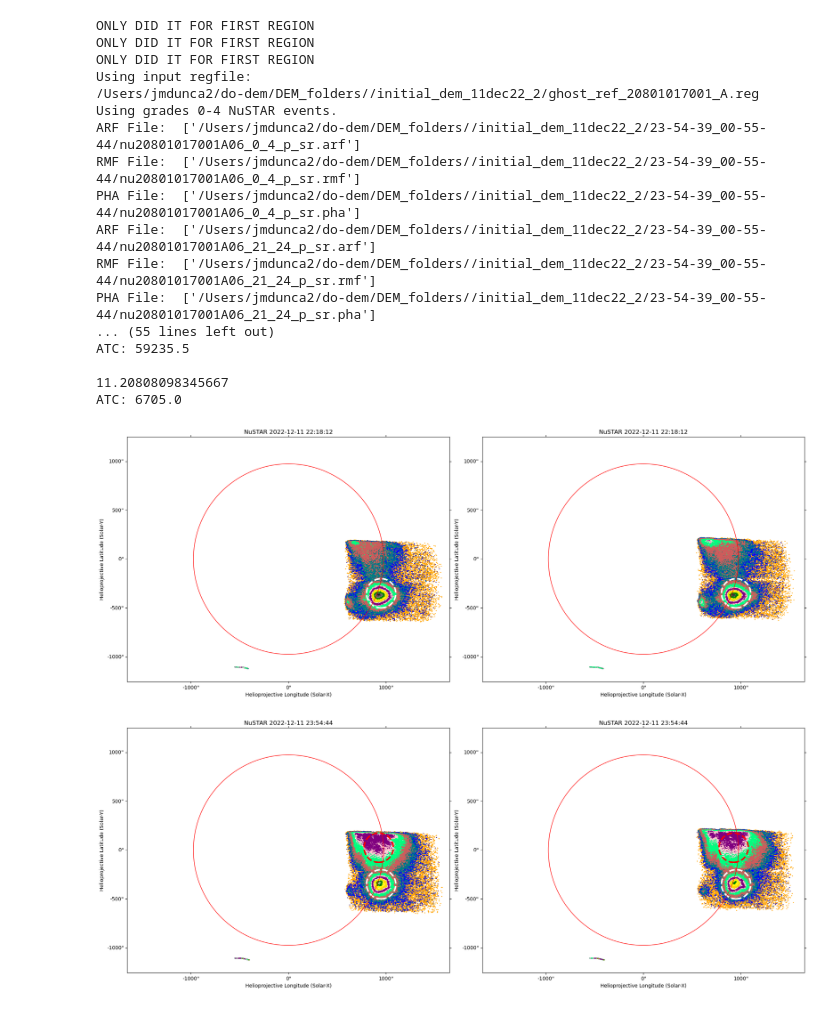
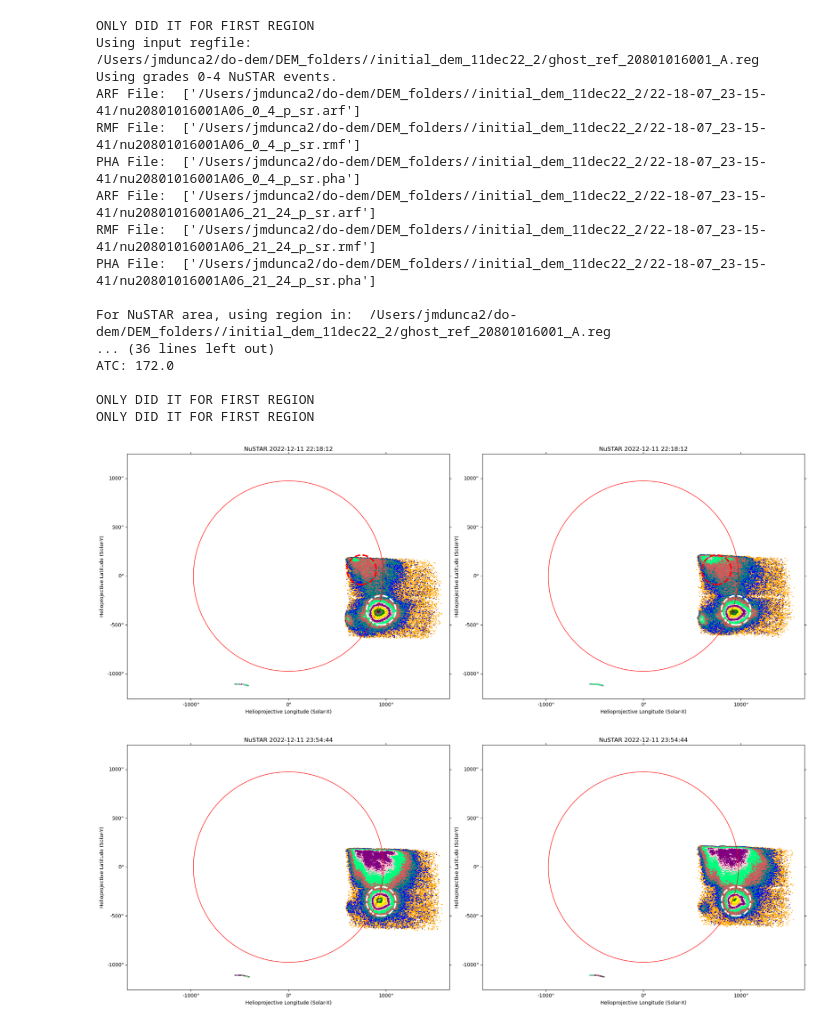
Before and after one commit to jessiemcd/do-dem, a Jupyter notebook: ghost_correct.ipynb, the cells around one changed output. Cells and saved outputs as stored; diff of their text form; code cells hidden in the pictures.

Commit message:
ghost updates

```diff
--- a/ghost_correct.ipynb
+++ b/ghost_correct.ipynb
@@ -155,53 +155,53 @@ def make_ghost_region(key, file, show=False, gorbit=0, gregion={},
 
         if orbit==gorbit and gregion:
             plt.savefig(working_dir+'ghost_plot_efilter2.5-15_'+obsids[orbit]+'ghost_ref.png')
         else:
             plt.savefig(working_dir+'ghost_plot_efilter2.5-15_'+obsids[orbit]+'.png')
         orbit+=1
 
 
     data[key].update(ARDict)
     with open(file, 'wb') as f:
          # Pickle the 'data' dictionary using the highest protocol available.
          pickle.dump(data, f, pickle.HIGHEST_PROTOCOL)
 
 
 
 key='11-dec-22_2'
 
 #If single gaussian fit region:
 #Currently the way I modified this, you need to have both the plot options true to write the single gauss regions to a file.
 #ana.single_gauss_prep(key, all_targets_file_wnew, plot=True, write_gauss_regions=True,
 #                     plotgaussregions=True)
 
-gregion = {'centerx': 925.0, 'centery': 25.0, 'radius': 150.0}
-gorbit=1
+gregion = {'centerx': 750.0, 'centery': 65.0, 'radius': 150.0}
+gorbit=0
 #Get the region correct before switching to True or you'll waste a lot of time.
 go_ahead=True
 
 #make sure you do this with the same energy ranges you want for the DEM.
 eng_tr = [[2.5, 3.5], [3.5, 6.], [6., 10.]]
-make_ghost_region(key, all_targets_file_wnew, gregion=gregion, gorbit=gorbit, go_ahead=go_ahead, write_new_file=False)
+make_ghost_region(key, all_targets_file_wnew, gregion=gregion, gorbit=gorbit, go_ahead=go_ahead, write_new_file=True)
 # %% [output]
+ONLY DID IT FOR FIRST REGION
+Using input regfile:
+/Users/jmdunca2/do-dem/DEM_folders//initial_dem_11dec22_2/ghost_ref_20801016001_A.reg
+Using grades 0-4 NuSTAR events.
+ARF File:  ['/Users/jmdunca2/do-dem/DEM_folders//initial_dem_11dec22_2/22-18-07_23-15-41/nu20801016001A06_0_4_p_sr.arf']
+RMF File:  ['/Users/jmdunca2/do-dem/DEM_folders//initial_dem_11dec22_2/22-18-07_23-15-41/nu20801016001A06_0_4_p_sr.rmf']
+PHA File:  ['/Users/jmdunca2/do-dem/DEM_folders//initial_dem_11dec22_2/22-18-07_23-15-41/nu20801016001A06_0_4_p_sr.pha']
+ARF File:  ['/Users/jmdunca2/do-dem/DEM_folders//initial_dem_11dec22_2/22-18-07_23-15-41/nu20801016001A06_21_24_p_sr.arf']
+RMF File:  ['/Users/jmdunca2/do-dem/DEM_folders//initial_dem_11dec22_2/22-18-07_23-15-41/nu20801016001A06_21_24_p_sr.rmf']
+PHA File:  ['/Users/jmdunca2/do-dem/DEM_folders//initial_dem_11dec22_2/22-18-07_23-15-41/nu20801016001A06_21_24_p_sr.pha']
+
+For NuSTAR area, using region in:  /Users/jmdunca2/do-dem/DEM_folders//initial_dem_11dec22_2/ghost_ref_20801016001_A.reg
+... (36 lines left out)
+ATC: 172.0
+
 ONLY DID IT FOR FIRST REGION
 ONLY DID IT FOR FIRST REGION
-ONLY DID IT FOR FIRST REGION
-Using input regfile:
-/Users/jmdunca2/do-dem/DEM_folders//initial_dem_11dec22_2/ghost_ref_20801017001_A.reg
-Using grades 0-4 NuSTAR events.
-ARF File:  ['/Users/jmdunca2/do-dem/DEM_folders//initial_dem_11dec22_2/23-54-39_00-55-44/nu20801017001A06_0_4_p_sr.arf']
-RMF File:  ['/Users/jmdunca2/do-dem/DEM_folders//initial_dem_11dec22_2/23-54-39_00-55-44/nu20801017001A06_0_4_p_sr.rmf']
-PHA File:  ['/Users/jmdunca2/do-dem/DEM_folders//initial_dem_11dec22_2/23-54-39_00-55-44/nu20801017001A06_0_4_p_sr.pha']
-ARF File:  ['/Users/jmdunca2/do-dem/DEM_folders//initial_dem_11dec22_2/23-54-39_00-55-44/nu20801017001A06_21_24_p_sr.arf']
-RMF File:  ['/Users/jmdunca2/do-dem/DEM_folders//initial_dem_11dec22_2/23-54-39_00-55-44/nu20801017001A06_21_24_p_sr.rmf']
-PHA File:  ['/Users/jmdunca2/do-dem/DEM_folders//initial_dem_11dec22_2/23-54-39_00-55-44/nu20801017001A06_21_24_p_sr.pha']
-... (55 lines left out)
-ATC: 59235.5
-
-11.20808098345667
-ATC: 6705.0
-[figure, old version]
+[figure, new version]
-[figure, old version]
+[figure, new version]
 # %%
 #For when you need to use a ghost ray rate from a different key
 with open(all_targets_file_wnew, 'rb') as f:
```
